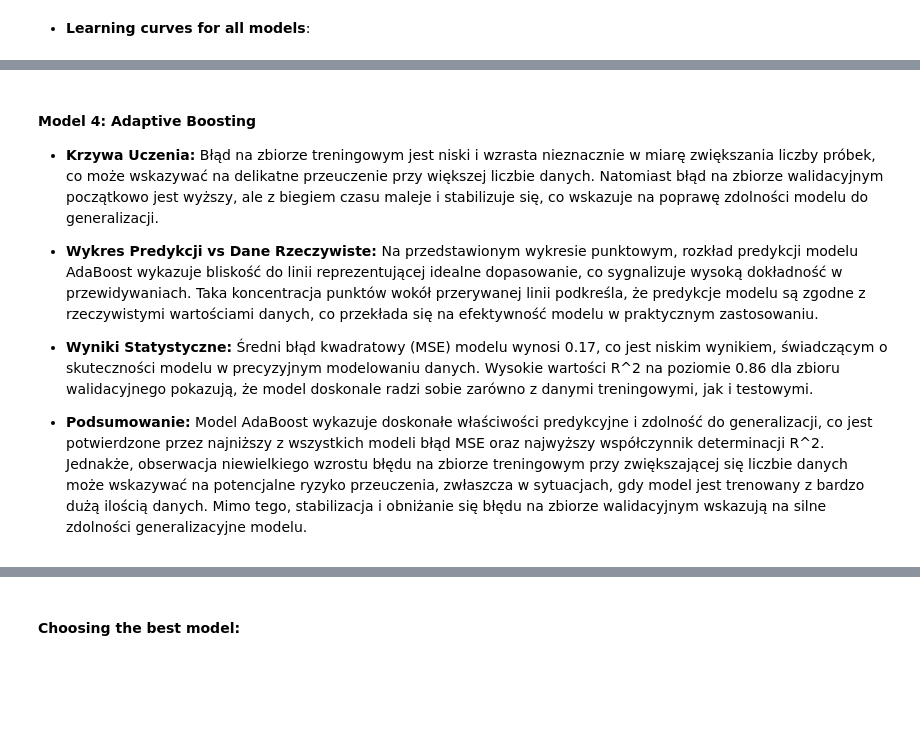
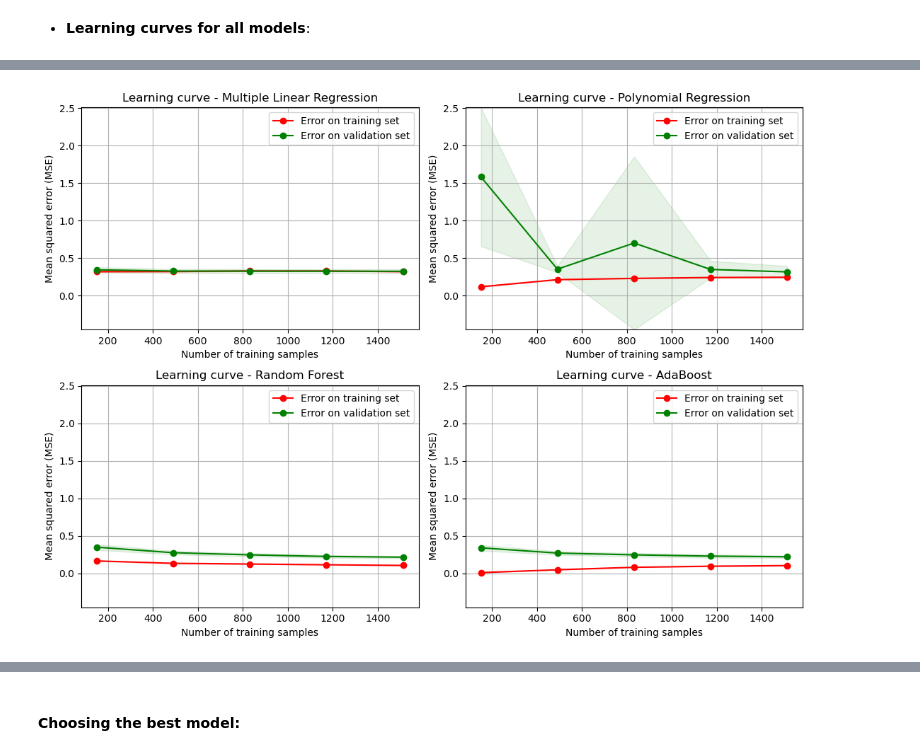
Before and after one commit to Dafciooo21/World_Happiness_Index, a Jupyter notebook: WHI.ipynb, the cells around one changed output, grey strips where cells are left out. Cells and saved outputs as stored; diff of their text form; code cells hidden in the pictures; blank space fills up the shorter version.

```diff
--- a/WHI.ipynb
+++ b/WHI.ipynb
@@ -821,14 +690,0 @@ Model lasu losowego prezentowany w tej analizie wykazuje najlepsze właściwośc
-# %% [markdown]
-#### **Model 4: Adaptive Boosting**
-- **Krzywa Uczenia:**
-Błąd na zbiorze treningowym jest niski i wzrasta nieznacznie w miarę zwiększania liczby próbek, co może wskazywać na delikatne przeuczenie przy większej liczbie danych. Natomiast błąd na zbiorze walidacyjnym początkowo jest wyższy, ale z biegiem czasu maleje i stabilizuje się, co wskazuje na poprawę zdolności modelu do generalizacji.
-
-- **Wykres Predykcji vs Dane Rzeczywiste:**
-Na przedstawionym wykresie punktowym, rozkład predykcji modelu AdaBoost wykazuje bliskość do linii reprezentującej idealne dopasowanie, co sygnalizuje wysoką dokładność w przewidywaniach. Taka koncentracja punktów wokół przerywanej linii podkreśla, że predykcje modelu są zgodne z rzeczywistymi wartościami danych, co przekłada się na efektywność modelu w praktycznym zastosowaniu.
-
-- **Wyniki Statystyczne:**
-Średni błąd kwadratowy (MSE) modelu wynosi 0.17, co jest niskim wynikiem, świadczącym o skuteczności modelu w precyzyjnym modelowaniu danych.
-Wysokie wartości R^2 na poziomie 0.86 dla zbioru walidacyjnego pokazują, że model doskonale radzi sobie zarówno z danymi treningowymi, jak i testowymi.
-
-- **Podsumowanie:**
-Model AdaBoost wykazuje doskonałe właściwości predykcyjne i zdolność do generalizacji, co jest potwierdzone przez najniższy z wszystkich modeli błąd MSE oraz najwyższy współczynnik determinacji R^2. Jednakże, obserwacja niewielkiego wzrostu błędu na zbiorze treningowym przy zwiększającej się liczbie danych może wskazywać na potencjalne ryzyko przeuczenia, zwłaszcza w sytuacjach, gdy model jest trenowany z bardzo dużą ilością danych. Mimo tego, stabilizacja i obniżanie się błędu na zbiorze walidacyjnym wskazują na silne zdolności generalizacyjne modelu.
@@ -834,0 +712,40 @@ Model AdaBoost wykazuje doskonałe właściwości predykcyjne i zdolność do ge
+# %%
+# Find common min and max values for y-axis (to get the same scale for all subplots in the next code cell)
+# Collect all means and standard deviations
+train_means = [train_scores_mean_mr, train_scores_mean_poly, train_scores_mean_rf, train_scores_mean_ada]
+train_stds = [train_scores_std_mr, train_scores_std_poly, train_scores_std_rf, train_scores_std_ada]
+test_means = [test_scores_mean_mr, test_scores_mean_poly, test_scores_mean_rf, test_scores_mean_ada]
+test_stds = [test_scores_std_mr, test_scores_std_poly, test_scores_std_rf, test_scores_std_ada]
+
+# Compute y_min and y_max using list comprehensions
+y_min = min([np.min(mean - std) for mean, std in zip(train_means + test_means, train_stds + test_stds)])
+y_max = max([np.max(mean + std) for mean, std in zip(train_means + test_means, train_stds + test_stds)])
+# %%
+# Plotting
+# Function to plot learning curves
+def plot_learning_curve(ax, title, train_sizes, train_scores_mean, train_scores_std, test_scores_mean, test_scores_std):
+    ax.set_title(title)
+    ax.set_xlabel("Number of training samples")
+    ax.set_ylabel("Mean squared error (MSE)")
+    ax.grid()
+    ax.fill_between(train_sizes, train_scores_mean - train_scores_std, train_scores_mean + train_scores_std, alpha=0.1, color="r")
+    ax.plot(train_sizes, train_scores_mean, 'o-', color="r", label="Error on training set")
+    ax.fill_between(train_sizes, test_scores_mean - test_scores_std, test_scores_mean + test_scores_std, alpha=0.1, color="g")
+    ax.plot(train_sizes, test_scores_mean, 'o-', color="g", label="Error on validation set")
+    ax.legend(loc="best")
+    ax.set_ylim(y_min, y_max)
+
+# Create subplots
+fig, axes = plt.subplots(2, 2, figsize=(11, 8))
+
+# Plot learning curves for each model
+plot_learning_curve(axes[0, 0], "Learning curve - Multiple Linear Regression", train_sizes_mr, train_scores_mean_mr, train_scores_std_mr, test_scores_mean_mr, test_scores_std_mr)
+plot_learning_curve(axes[0, 1], "Learning curve - Polynomial Regression", train_sizes_poly, train_scores_mean_poly, train_scores_std_poly, test_scores_mean_poly, test_scores_std_poly)
+plot_learning_curve(axes[1, 0], "Learning curve - Random Forest", train_sizes_rf, train_scores_mean_rf, train_scores_std_rf, test_scores_mean_rf, test_scores_std_rf)
+plot_learning_curve(axes[1, 1], "Learning curve - AdaBoost", train_sizes_ada, train_scores_mean_ada, train_scores_std_ada, test_scores_mean_ada, test_scores_std_ada)
+
+plt.tight_layout()
+plt.savefig(plots_path / 'learning_curves.svg')
+plt.show()
+# %% [output]
+[figure, added]
```
Also changed, not shown: parts of 14 cells of this notebook, 8 other files.
